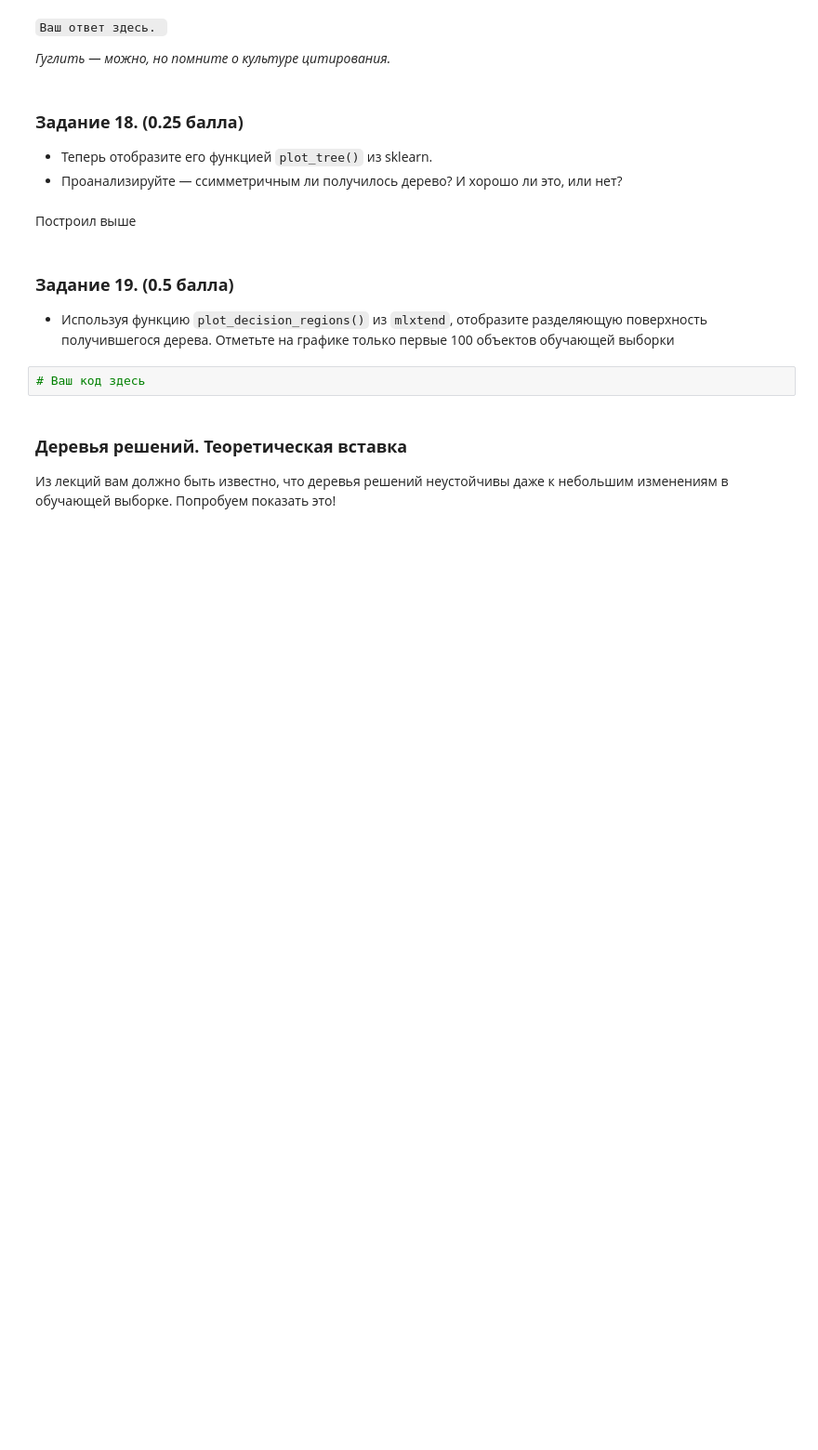
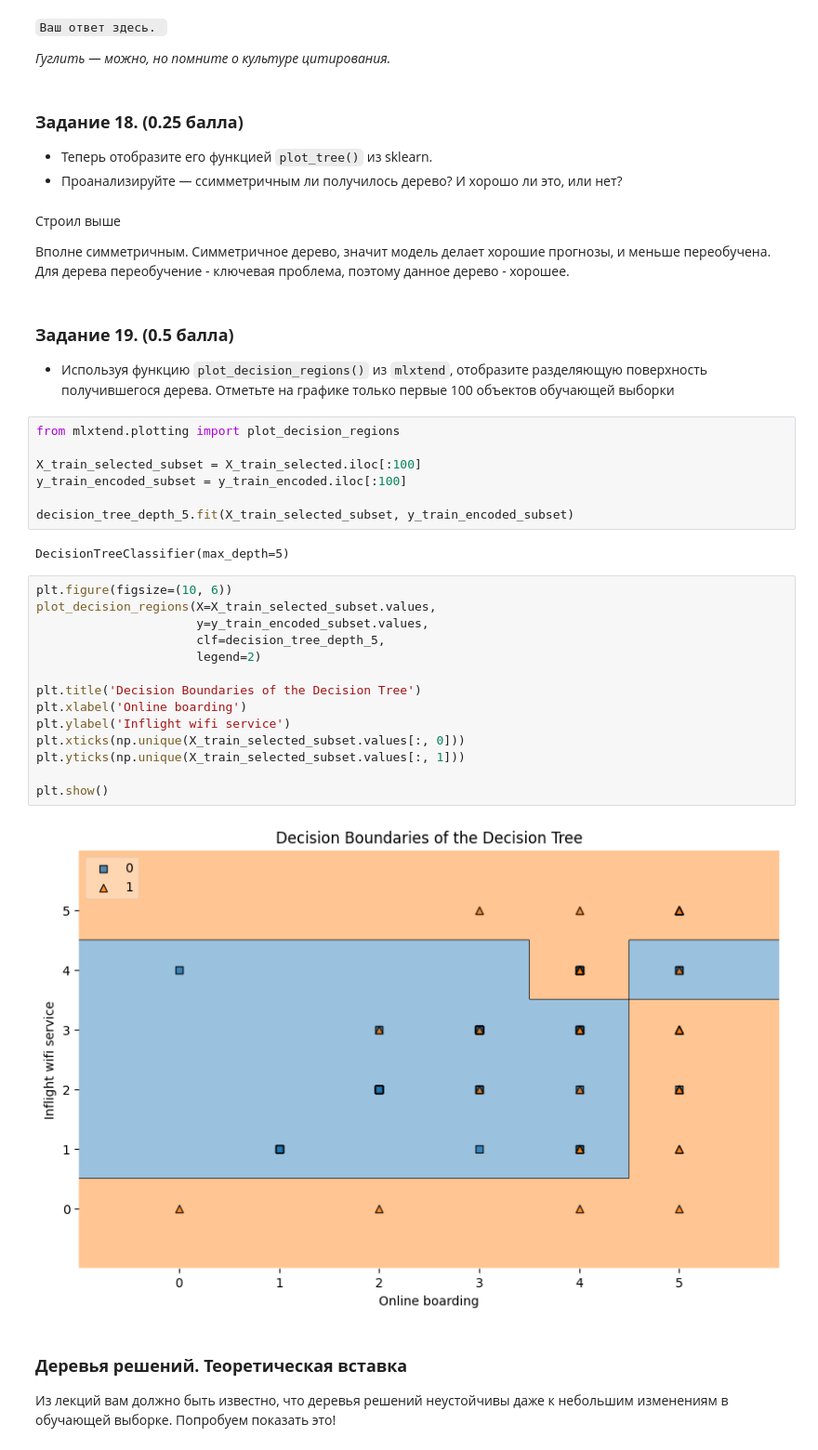
Before and after one commit to xanderkov/HSE-Machine-Learning, a Jupyter notebook: hw-04/Kovel AI Homework 4 Classification.ipynb, the cells around one changed output. Shown at 93% size. Cells and saved outputs as stored; diff of their text form; blank space fills up the shorter version.

```diff
--- a/hw-04/Kovel AI Homework 4 Classification.ipynb
+++ b/hw-04/Kovel AI Homework 4 Classification.ipynb
@@ -991,14 +991,41 @@ ExecutableNotFound: failed to execute PosixPath('dot'), make sure the Graphviz e
 
 - Теперь отобразите его функцией `plot_tree()` из sklearn.
 - Проанализируйте — ссимметричным ли получилось дерево? И хорошо ли это, или нет?
-# %% [markdown]
-Построил выше
+# %% [markdown]
+Строил выше
+
+Вполне симметричным.
+Симметричное дерево, значит модель делает хорошие прогнозы, и меньше переобучена.
+Для дерева переобучение - ключевая проблема, поэтому данное дерево - хорошее.
 # %% [markdown]
 ### **Задание 19. (0.5 балла)**
 
 - Используя функцию `plot_decision_regions()` из `mlxtend`, отобразите разделяющую поверхность получившегося дерева. Отметьте на графике только первые 100 объектов обучающей выборки
-# %%
-# Ваш код здесь
+# %%
+from mlxtend.plotting import plot_decision_regions
+
+X_train_selected_subset = X_train_selected.iloc[:100]
+y_train_encoded_subset = y_train_encoded.iloc[:100]
+
+decision_tree_depth_5.fit(X_train_selected_subset, y_train_encoded_subset)
+# %% [output]
+DecisionTreeClassifier(max_depth=5)
+# %%
+plt.figure(figsize=(10, 6))
+plot_decision_regions(X=X_train_selected_subset.values,
+                      y=y_train_encoded_subset.values,
+                      clf=decision_tree_depth_5,
+                      legend=2)
+
+plt.title('Decision Boundaries of the Decision Tree')
+plt.xlabel('Online boarding')
+plt.ylabel('Inflight wifi service')
+plt.xticks(np.unique(X_train_selected_subset.values[:, 0]))
+plt.yticks(np.unique(X_train_selected_subset.values[:, 1]))
+
+plt.show()
+# %% [output]
+[figure, added]
 # %% [markdown]
 ### **Деревья решений. Теоретическая вставка**
 
```
Also changed, not shown: parts of 49 cells of this notebook.
